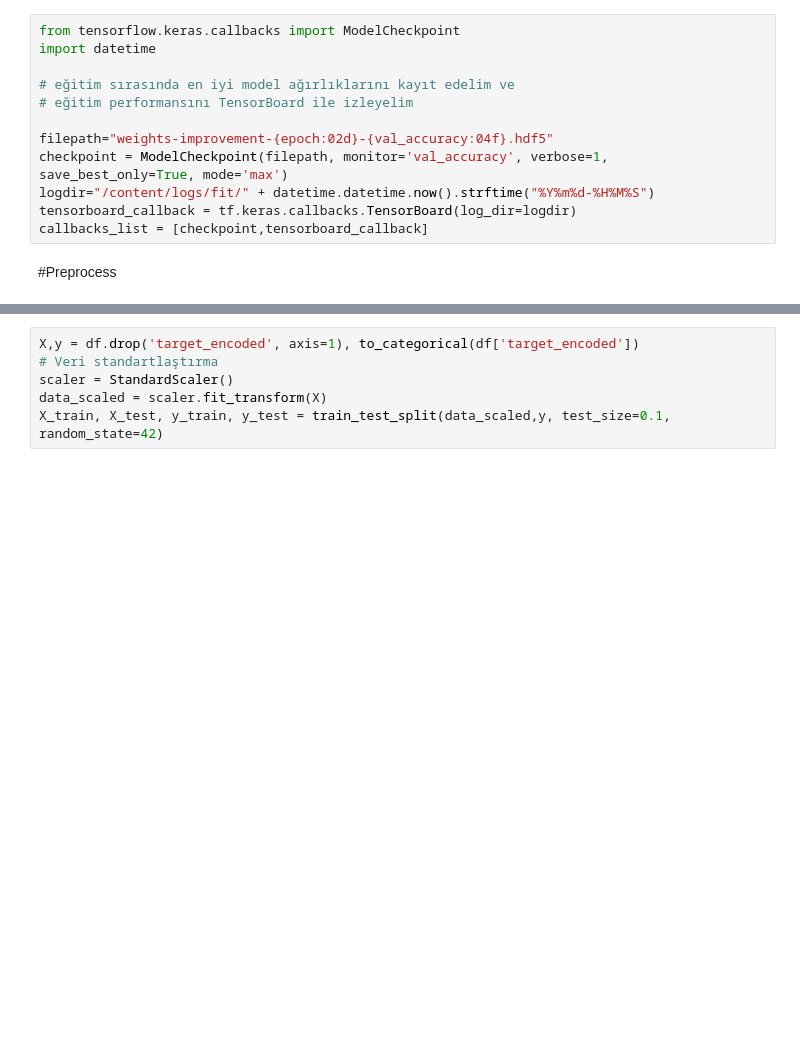
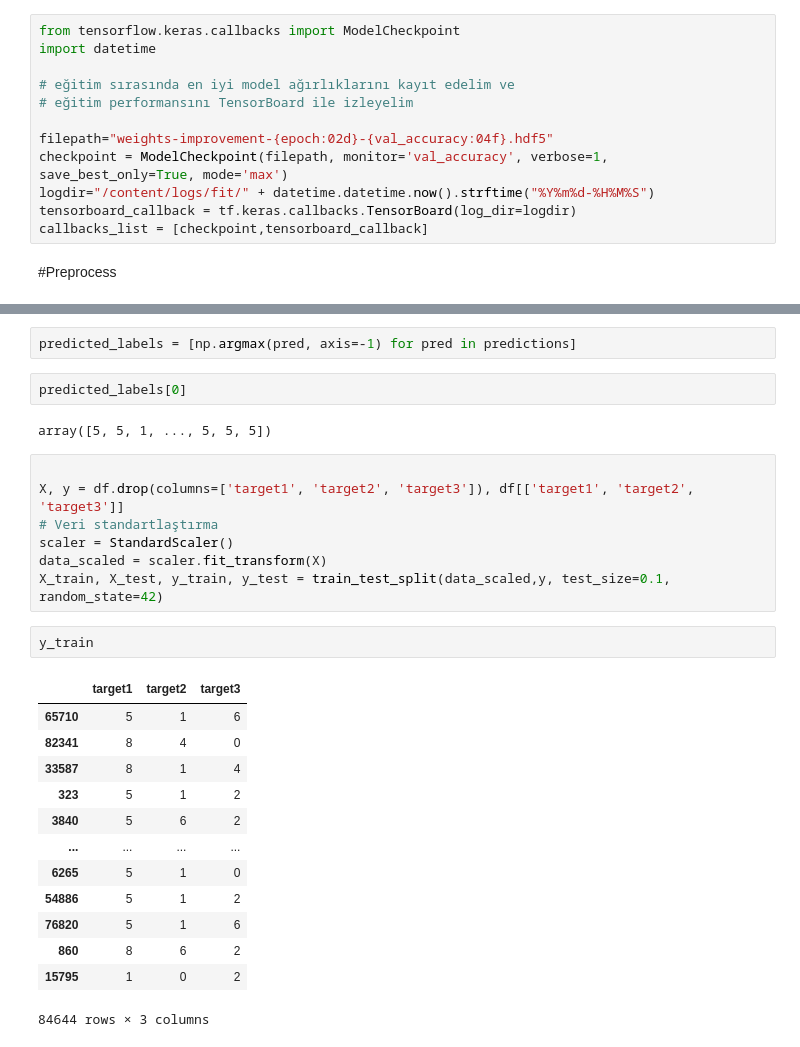
Before and after one commit to mucahitozkaya/app, a Jupyter notebook: app.ipynb, the cells around one changed output, grey strips where cells are left out. Drawn from its saved outputs; the diff is of its cells as text; blank space fills up the shorter version.

```diff
--- a/app.ipynb
+++ b/app.ipynb
@@ -170,6 +443,29 @@ df
+# %%
+predicted_labels = [np.argmax(pred, axis=-1) for pred in predictions]
+# %%
+predicted_labels[0]
+# %% [output]
+array([5, 5, 1, ..., 5, 5, 5])
 # %%
-X,y = df.drop('target_encoded', axis=1), to_categorical(df['target_encoded'])
+
+X, y = df.drop(columns=['target1', 'target2', 'target3']), df[['target1', 'target2', 'target3']]
 # Veri standartlaştırma
 scaler = StandardScaler()
 data_scaled = scaler.fit_transform(X)
 X_train, X_test, y_train, y_test = train_test_split(data_scaled,y, test_size=0.1, random_state=42)
+# %%
+y_train
+# %% [output]
+|  | target1 | target2 | target3 |
+| 65710 | 5 | 1 | 6 |
+| 82341 | 8 | 4 | 0 |
+| 33587 | 8 | 1 | 4 |
+| 323 | 5 | 1 | 2 |
+| 3840 | 5 | 6 | 2 |
+| ... | ... | ... | ... |
+| 6265 | 5 | 1 | 0 |
+| 54886 | 5 | 1 | 2 |
+| 76820 | 5 | 1 | 6 |
+| 860 | 8 | 6 | 2 |
+| 15795 | 1 | 0 | 2 |
+84644 rows × 3 columns
```
Also changed, not shown: parts of 21 cells of this notebook.
